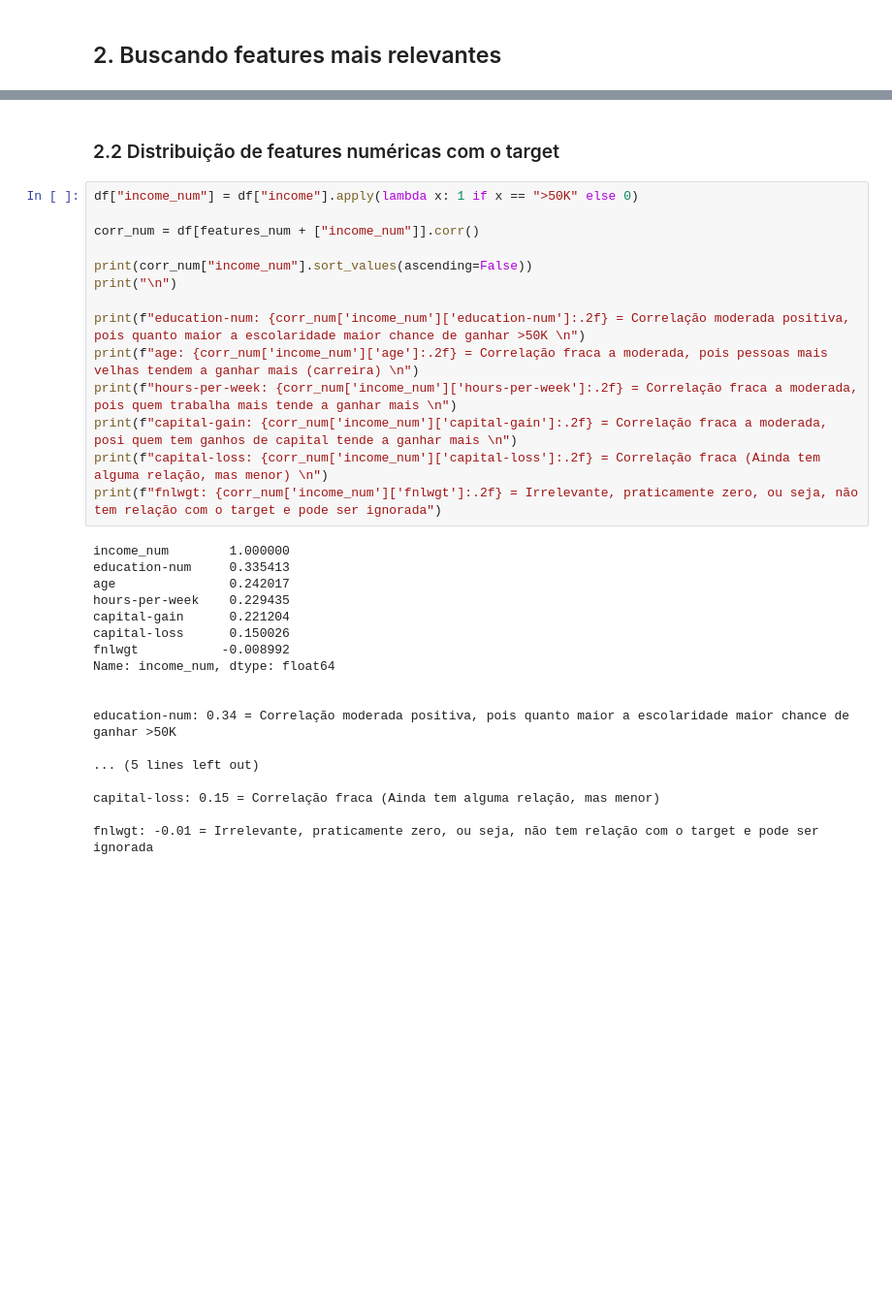
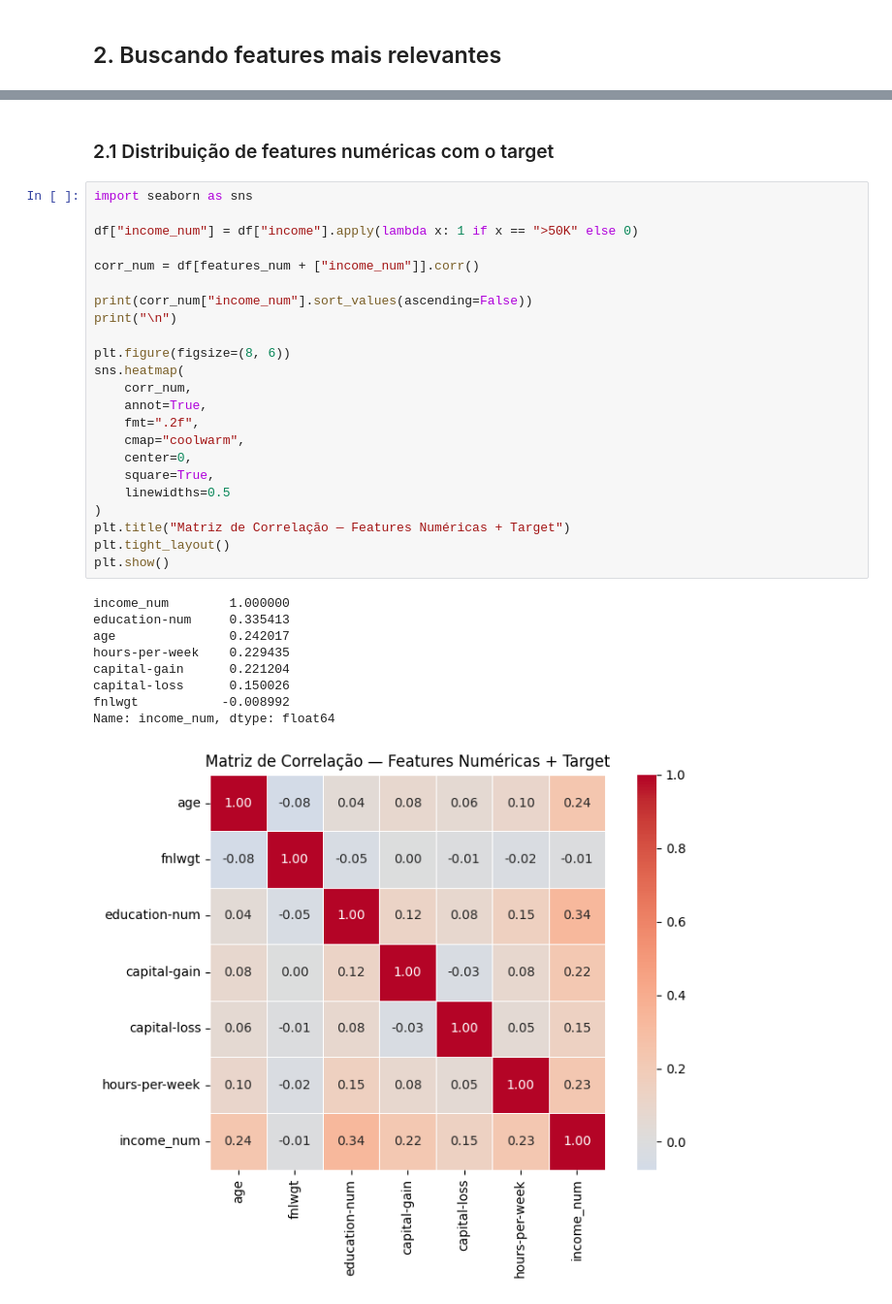
Before and after one commit to iranhonorato/APS-Machine-Learning, a Jupyter notebook: src/aps2_classificacao.ipynb, the cells around one changed output, grey strips where cells are left out. Shown at 97% size. Saved outputs shown, nothing was run; the diff lists cells and outputs as text; blank space fills up the shorter version.

```diff
--- a/src/aps2_classificacao.ipynb
+++ b/src/aps2_classificacao.ipynb
@@ -135,35 +108,36 @@ O que significa que um modelo que sempre chuta '<=50K' acerta aproximadamente 76
 # %% [markdown]
-### 2.2 Distribuição de features numéricas com o target
+### 2.1 Distribuição de features numéricas com o target
 # %%
+import seaborn as sns
+
 df["income_num"] = df["income"].apply(lambda x: 1 if x == ">50K" else 0)
 
 corr_num = df[features_num + ["income_num"]].corr()
 
 print(corr_num["income_num"].sort_values(ascending=False))
 print("\n")
 
-print(f"education-num: {corr_num['income_num']['education-num']:.2f} = Correlação moderada positiva, pois quanto maior a escolaridade maior chance de ganhar >50K \n")
-print(f"age: {corr_num['income_num']['age']:.2f} = Correlação fraca a moderada, pois pessoas mais velhas tendem a ganhar mais (carreira) \n")
-print(f"hours-per-week: {corr_num['income_num']['hours-per-week']:.2f} = Correlação fraca a moderada, pois quem trabalha mais tende a ganhar mais \n")
-print(f"capital-gain: {corr_num['income_num']['capital-gain']:.2f} = Correlação fraca a moderada, posi quem tem ganhos de capital tende a ganhar mais \n")
-print(f"capital-loss: {corr_num['income_num']['capital-loss']:.2f} = Correlação fraca (Ainda tem alguma relação, mas menor) \n")
-print(f"fnlwgt: {corr_num['income_num']['fnlwgt']:.2f} = Irrelevante, praticamente zero, ou seja, não tem relação com o target e pode ser ignorada")
+plt.figure(figsize=(8, 6))
+sns.heatmap(
+    corr_num,
+    annot=True,
+    fmt=".2f",
+    cmap="coolwarm",
+    center=0,
+    square=True,
+    linewidths=0.5
+)
+plt.title("Matriz de Correlação — Features Numéricas + Target")
+plt.tight_layout()
+plt.show()
 # %% [output]
 income_num        1.000000
 education-num     0.335413
 age               0.242017
 hours-per-week    0.229435
 capital-gain      0.221204
 capital-loss      0.150026
 fnlwgt           -0.008992
 Name: income_num, dtype: float64
-
-
-education-num: 0.34 = Correlação moderada positiva, pois quanto maior a escolaridade maior chance de ganhar >50K
-
-... (5 lines left out)
-
-capital-loss: 0.15 = Correlação fraca (Ainda tem alguma relação, mas menor)
-
-fnlwgt: -0.01 = Irrelevante, praticamente zero, ou seja, não tem relação com o target e pode ser ignorada
+[figure, added]
 # %% [markdown]
```
Also changed, not shown: parts of 21 cells of this notebook.
